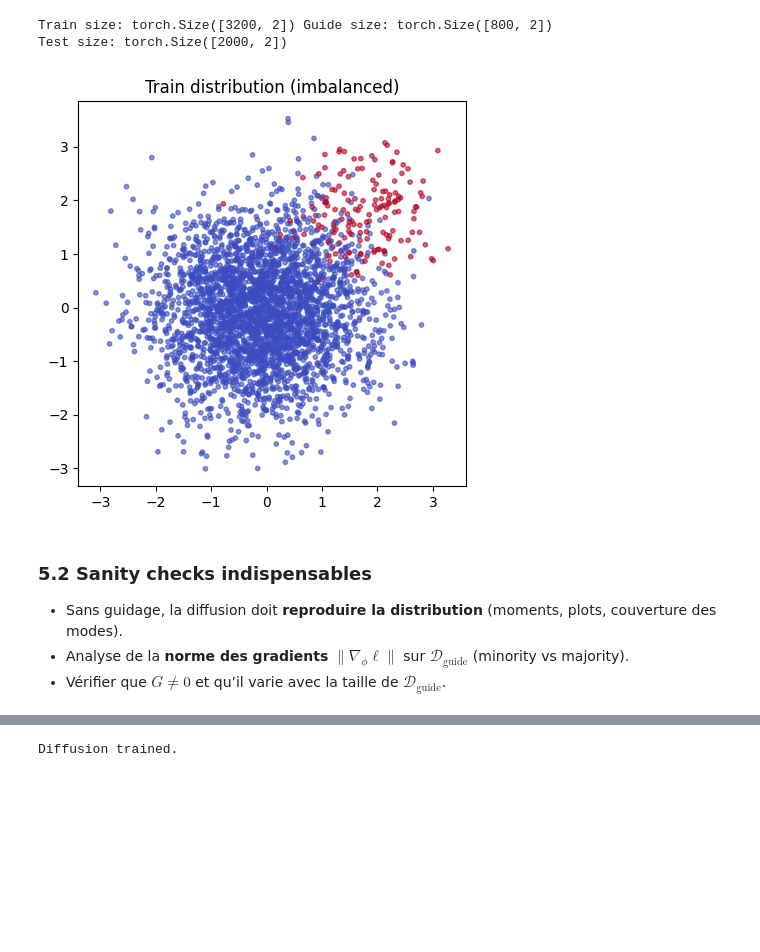
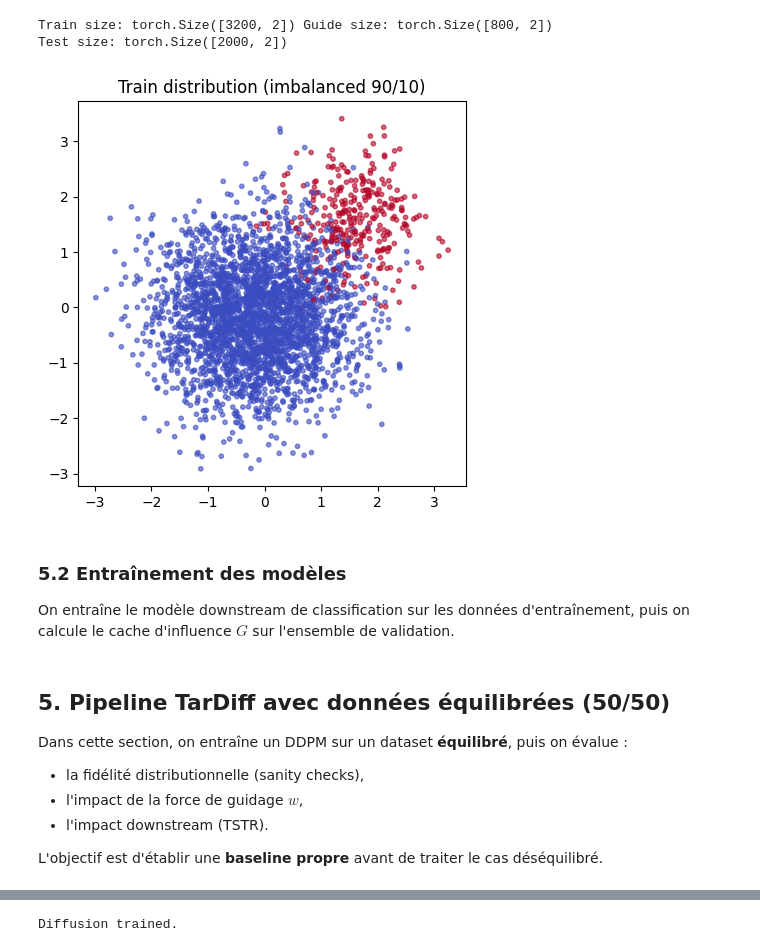
Before and after one commit to issagith/TarDiff, a Jupyter notebook: src/main.ipynb, the cells around one changed output, grey strips where cells are left out. Cells and saved outputs as stored; diff of their text form; code cells hidden in the pictures; blank space fills up the shorter version.

```diff
--- a/src/main.ipynb
+++ b/src/main.ipynb
@@ -126,7 +233,7 @@ from torch.utils.data import TensorDataset, DataLoader
 @dataclass
 class ToyConfig:
     n_samples: int = 4000
-    minority_ratio: float = 0.05
+    minority_ratio: float = 0.1
     batch_size: int = 128
     test_samples: int = 2000
 
@@ -178,7 +285,7 @@ def make_toy_gaussians(cfg: ToyConfig):
     stats = dict(mean=mean, std=std)
     return train_loader, guide_loader, (X_train, y_train), (X_test, y_test), stats
 
-cfg = ToyConfig()
+cfg = ToyConfig(minority_ratio=0.1)
 train_loader, guide_loader, (X_train, y_train), (X_test, y_test), stats = make_toy_gaussians(cfg)
 print("Train size:", X_train.shape, "Guide size:", next(iter(guide_loader))[0].shape)
 print("Test size:", X_test.shape)
@@ -188,11 +295,15 @@ Test size: torch.Size([2000, 2])
 # %%
 # Quick visual sanity check
 plt.figure(figsize=(5, 5))
 plt.scatter(X_train[:, 0].cpu(), X_train[:, 1].cpu(), c=y_train.cpu(), s=10, cmap='coolwarm', alpha=0.6)
-plt.title("Train distribution (imbalanced)")
+plt.title("Train distribution (imbalanced 90/10)")
 plt.show()
 # %% [output]
-[figure, old version]
+[figure, new version]
+# %% [markdown]
+### 5.2 Entraînement des modèles
+
+On entraîne le modèle downstream de classification sur les données d'entraînement, puis on calcule le cache d'influence $G$ sur l'ensemble de validation.
 # %%
 # --- Models ---
 class SimpleClassifier(nn.Module):
@@ -251,12 +362,6 @@ class DDPMScheduler:
 
     def sample_timesteps(self, n):
         return torch.randint(low=1, high=self.num_timesteps, size=(n,)).to(self.device)
-# %% [markdown]
-### 5.2 Sanity checks indispensables
-
-- Sans guidage, la diffusion doit **reproduire la distribution** (moments, plots, couverture des modes).
-- Analyse de la **norme des gradients** $\|\nabla_\phi \ell\|$ sur $\mathcal{D}_{\text{guide}}$ (minority vs majority).
-- Vérifier que $G \neq 0$ et qu’il varie avec la taille de $\mathcal{D}_{\text{guide}}$.
 # %%
 # --- Training utils ---
 @dataclass
@@ -309,3 +414,12 @@ def eval_classifier(model, X, y):
 
 cfg_train = TrainConfig()
 scheduler = DDPMScheduler(num_timesteps=cfg_train.timesteps, device=DEVICE)
+# %% [markdown]
+## 5. Pipeline TarDiff avec données équilibrées (50/50)
+
+Dans cette section, on entraîne un DDPM sur un dataset **équilibré**, puis on évalue :
+- la fidélité distributionnelle (sanity checks),
+- l'impact de la force de guidage $w$,
+- l'impact downstream (TSTR).
+
+L'objectif est d'établir une **baseline propre** avant de traiter le cas déséquilibré.
```
Also changed, not shown: parts of 26 cells of this notebook.
